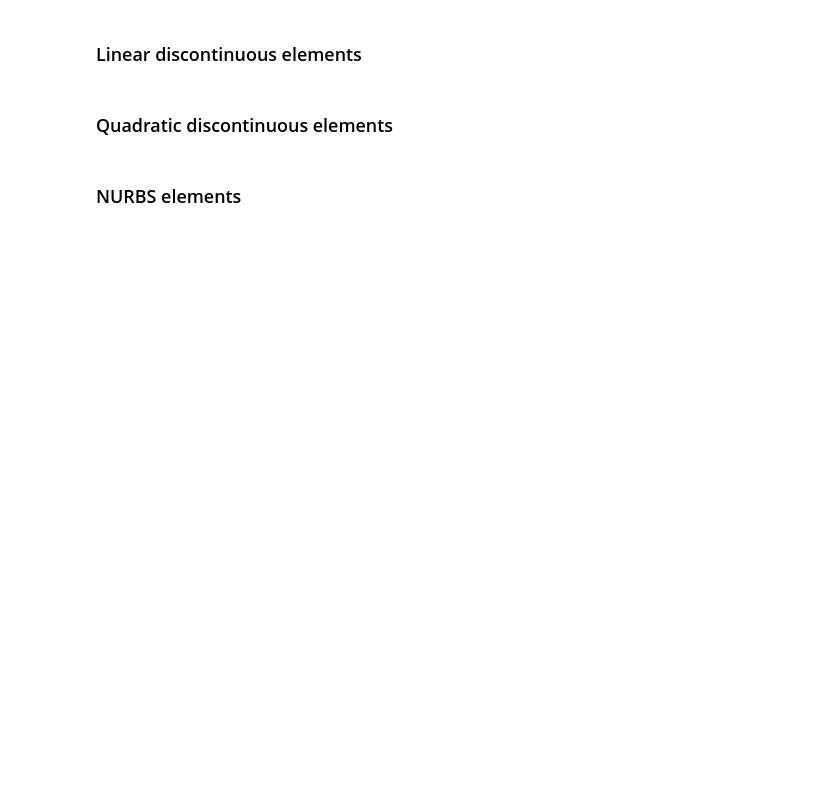
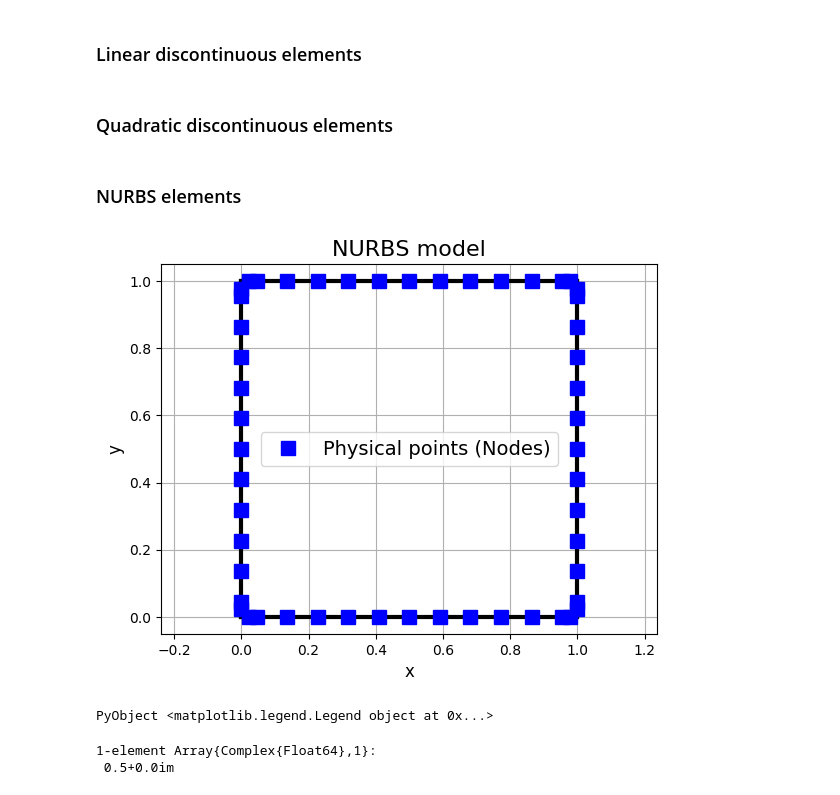
Before and after one commit to alvarocafe/BB, a Jupyter notebook: docs/BEM 2D - Laplace.ipynb, the cells around one changed output. Saved outputs shown, nothing was run; the diff lists cells and outputs as text; code cells hidden in the pictures; blank space fills up the shorter version.

Commit message:
Update docs for Laplace and Helmholtz BEM 2D with NURBS.

```diff
--- a/docs/BEM 2D - Laplace.ipynb
+++ b/docs/BEM 2D - Laplace.ipynb
@@ -122,0 +222,18 @@ mostra_heatmap(NOS[:,2:3],PONTOS_dom[:,2:3],real.(T),real.(T_dom),NOS_GEO[:,2:3]
+# %%
+# Graphics
+nurbs2D.mostra_geo(crv)
+nurbs2D.PyPlot.plot(collocCoord[:,1],collocCoord[:,2],marker="s",markersize=10,linestyle="none",color="blue",label = "Physical points (Nodes)")
+nurbs2D.PyPlot.axis("equal")
+nurbs2D.PyPlot.grid(1)
+nurbs2D.PyPlot.xlabel("x",fontsize="12.0")
+nurbs2D.PyPlot.ylabel("y",fontsize="12.0")
+nurbs2D.PyPlot.title("NURBS model",fontsize="16.0")
+nurbs2D.PyPlot.legend(fontsize="14.0",loc="best")
+# %% [output]
+[figure, added]
+PyObject <matplotlib.legend.Legend object at 0x...>
+# %%
+phi_pint
+# %% [output]
+1-element Array{Complex{Float64},1}:
+ 0.5+0.0im
```
Also changed, not shown: parts of 6 cells of this notebook, 2 other files.
